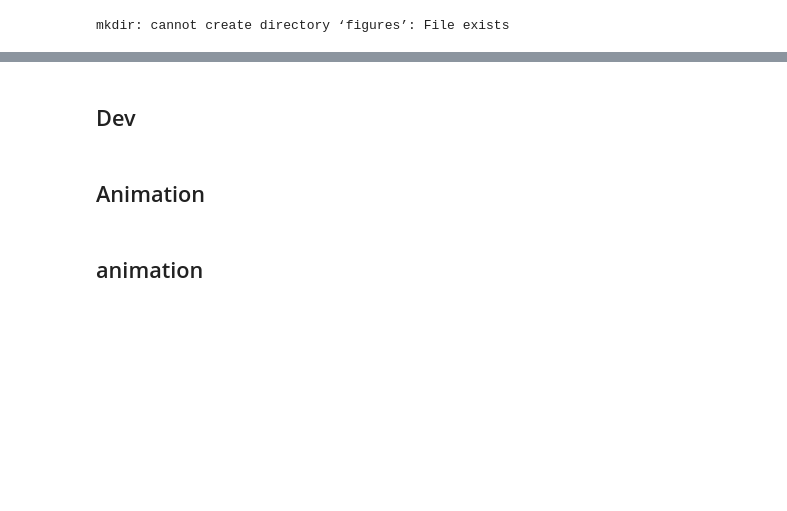
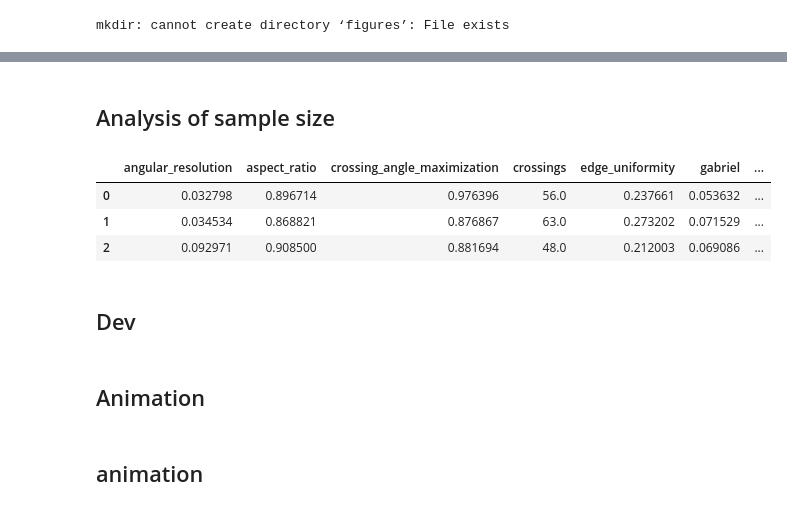
Before and after one commit to tiga1231/graph-drawing, a Jupyter notebook: dev.ipynb, the cells around one changed output, grey strips where cells are left out. Saved outputs shown, nothing was run; the diff lists cells and outputs as text; code cells hidden in the pictures; blank space fills up the shorter version.

```diff
--- a/dev.ipynb
+++ b/dev.ipynb
@@ -185 +208,3 @@ NameError: name 'result' is not defined
+# %% [markdown]
+## Analysis of sample size
 # %%
@@ -203,37 +220,7 @@ import pandas as pd
-# %%
-%%time
-
-tree_depths = [8,]
-sample_sizes = [4,8,16,32,64,128,256, 512]
-runs = range(10)
-
-df = pd.DataFrame(columns=['tree_depth', 'sample_size', 'runtime'])
-
-
-for tree_depth, sample_size, run_number \
-    in tqdm(itertools.product(tree_depths, sample_sizes, runs)):
-
-    G = nx.balanced_tree(2, tree_depth)
-    result = gd2.optimize(
-        G,
-        niter=100000,
-        sample_size={'stress':sample_size}
-    )
-    result['qualities'] = gd2.evaluate(result)
-
-    df = df.append({
-        'run': run_number,
-        'tree_depth':tree_depth,
-        'sample_size':sample_size,
-        'runtime':result['runtime'],
-        'stress': result['qualities']['stress']
-    }, ignore_index=True)
-
-
-    pos_G = {k:G.nodes[k]['pos'] for k in G.nodes}
-    vis.plot(
-        G, pos_G,
-        result['loss_curve'],
-        result['iter'], result['runtime'],
-        edge=True, show=True, save=False
-    )
+# %%
+df
+# %% [output]
+|  | angular_resolution | aspect_ratio | crossing_angle_maximization | crossings | edge_uniformity | gabriel | ... |
+| 0 | 0.032798 | 0.896714 | 0.976396 | 56.0 | 0.237661 | 0.053632 | ... |
+| 1 | 0.034534 | 0.868821 | 0.876867 | 63.0 | 0.273202 | 0.071529 | ... |
+| 2 | 0.092971 | 0.908500 | 0.881694 | 48.0 | 0.212003 | 0.069086 | ... |
```
Also changed, not shown: parts of 17 cells of this notebook, 22 other files.
